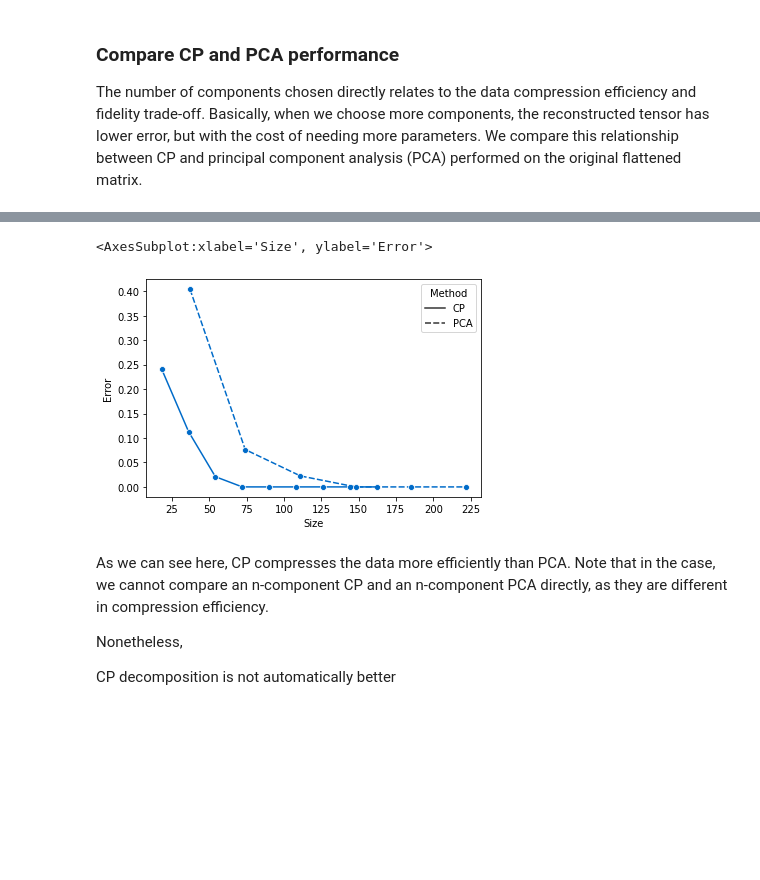
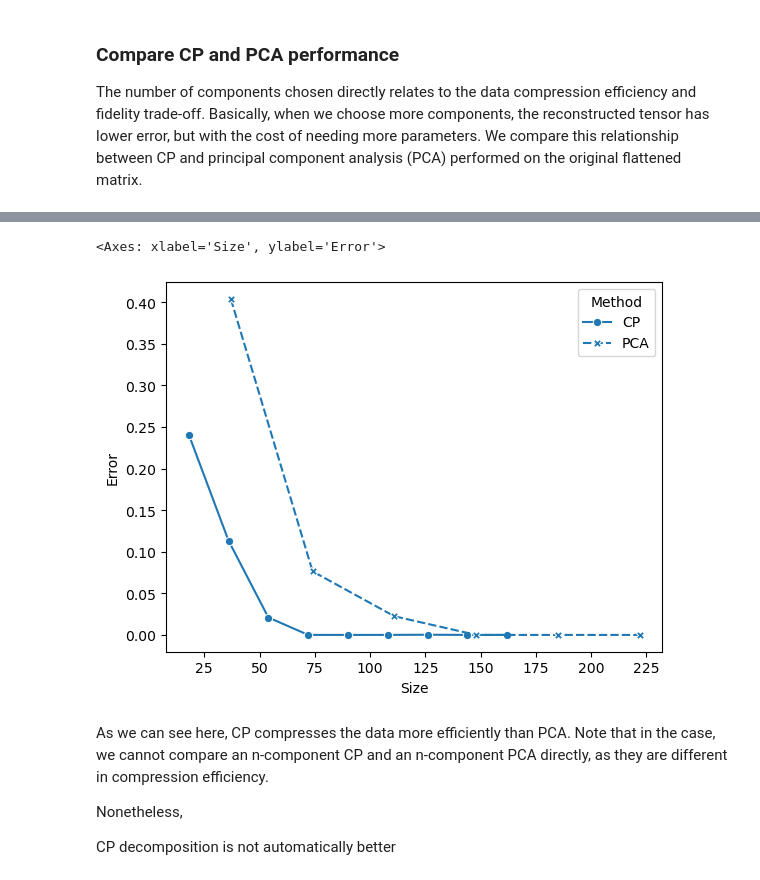
Before and after one commit to meyer-lab/tensor_review, a Jupyter notebook: The structure is the message - preserving experimental context through tensor decomposition.ipynb, the cells around one changed output, grey strips where cells are left out. Cells and saved outputs as stored; diff of their text form; code cells hidden in the pictures; blank space fills up the shorter version.

```diff
--- a/The structure is the message - preserving experimental context through tensor decomposition.ipynb
+++ b/The structure is the message - preserving experimental context through tensor decomposition.ipynb
@@ -100,15 +102,24 @@ cp[1]
 # %%
 import seaborn as sns
 from tensorly.cp_tensor import CPTensor
+from tensorly.tucker_tensor import TuckerTensor
+from tensorly.tenalg import multi_mode_dot
 
 def error(original, res):
+    # res is in CP
     if isinstance(res, CPTensor):
         res = res.to_tensor()
+
+    # deal with cases when res is Tucker
+    if isinstance(res, TuckerTensor):
+        res = multi_mode_dot(res[0], res[1])
+
+    assert original.shape == res.shape
     return np.sum((original - res)**2) / np.sum(original**2)
 
 errors = pd.DataFrame(columns=["Num of Comps.", "Error"])
 for rr in np.arange(1, 7):
     errors.loc[len(errors)+1] = [rr, error(tensor, parafac(tensor, rr))]
 
-sns.lineplot(data=errors, x="Num of Comps.", y="Error", markers="o")
+sns.pointplot(data=errors, x="Num of Comps.", y="Error")
 # %% [output]
@@ -122,14 +133,12 @@ cp = parafac(tensor, rank)
 
 The number of components chosen directly relates to the data compression efficiency and fidelity trade-off. Basically, when we choose more components, the reconstructed tensor has lower error, but with the cost of needing more parameters. We compare this relationship between CP and principal component analysis (PCA) performed on the original flattened matrix.
 # %%
-reduction = pd.DataFrame({'Size': [], 'Error': [], 'Method': [], 'Data': []})
+reduction = pd.DataFrame(columns=["Size", "Error", "Method", "Data"])
 
 # Add CP reduction
 for rr in np.arange(1, 10):
-    reduction = reduction.append({
-                'Size': rr * np.sum(tensor.shape),
-                'Error': error(tensor, parafac(tensor, rr, tol=1e-09)),
-                'Method': "CP",
-                'Data': 'Original',
-              },
-              ignore_index=True)
+    reduction.loc[len(reduction)+1] = [rr * np.sum(tensor.shape),
+                                 error(tensor, parafac(tensor, rr, tol=1e-09)),
+                                 "CP",
+                                 "Original"]
+reduction
@@ -142,10 +162,9 @@ pca.fit(flatten)
 pca_errors = 1 - np.cumsum(pca.explained_variance_ratio_)
 pca_sizes = np.sum(flatten.shape) * np.arange(1, flatten.shape[0] + 1)
 for rr in range(flatten.shape[0]-1):
-    reduction = reduction.append({
-            'Size': pca_sizes[rr],
-            'Error': pca_errors[rr],
-            'Method': "PCA",
-            'Data': 'Original',
-          },
-          ignore_index=True)
+
+    reduction.loc[len(reduction)+1] = [pca_sizes[rr],
+                                pca_errors[rr],
+                                 "PCA",
+                                 "Original",]
+reduction
@@ -152,8 +188,8 @@ for rr in range(flatten.shape[0]-1):
 # %%
-sns.lineplot(data=reduction, x="Size", y="Error", style="Method", marker="o", color="#006BC9")
+sns.lineplot(data=reduction, x="Size", y="Error", style="Method", markers=True)
 # %% [output]
-<AxesSubplot:xlabel='Size', ylabel='Error'>
+<Axes: xlabel='Size', ylabel='Error'>
-[figure, old version]
+[figure, new version]
 # %% [markdown]
 As we can see here, CP compresses the data more efficiently than PCA. Note that in the case, we cannot compare an n-component CP and an n-component PCA directly, as they are different in compression efficiency.
 
```
Also changed, not shown: parts of 31 cells of this notebook, 1 other file.
